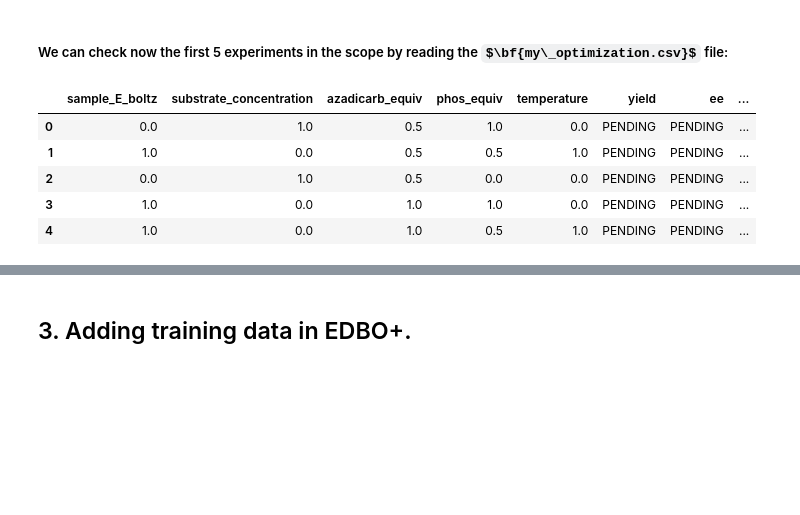
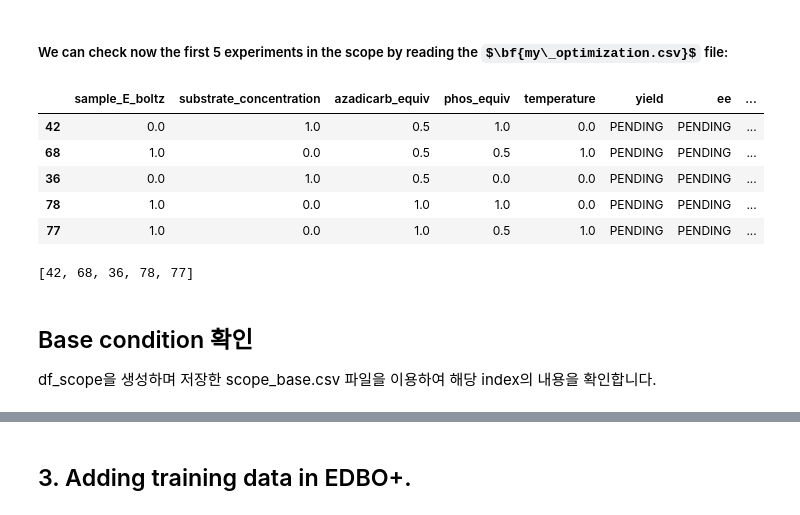
Before and after one commit to eunjoolee122/yh-qchem, a Jupyter notebook: 2_EDBO_process.ipynb, the cells around one changed output, grey strips where cells are left out. Saved outputs shown, nothing was run; the diff lists cells and outputs as text; code cells hidden in the pictures; some formulas as TeX source; blank space fills up the shorter version.

```diff
--- a/2_EDBO_process.ipynb
+++ b/2_EDBO_process.ipynb
@@ -18,14 +18,14 @@ from edbo.edbo.utils import Data
 
 
 ### 결과 폴더 지정. 실제 csv 파일이 있는 경로를 지정합니다. FILE_PREFIX는 추후 저장할 파일명에 사용됨
-FOLDER = './result'
+FOLDER = './result/'
 FILE_PREFIX = 'my_optimization'
 
 ### 적절한 csv 파일명과 변수 명을 설정해주세요.
 sample = Data(pd.read_csv(os.path.join(FOLDER, 'sample.csv')))
 ### 파일이 여러개일 경우 아래와 같은 포맷으로 파일 로드
+#ligand = Data(pd.read_csv(os.path.join(FOLDER, 'ligand.csv')))
 #solvent = Data(pd.read_csv(os.path.join(FOLDER, 'solvent.csv')))
-
 
 
 # Use Data.drop method to drop descriptors containing some unwanted keywords
@@ -154,12 +159,19 @@ The scope was already generated, please insert at least one experimental observa
 # %% [markdown]
 ##### We can check now the first 5 experiments in the scope by reading the $\bf{my\_optimization.csv}$ file:
 # %%
-df_edbo = pd.read_csv(os.path.join(FOLDER, f'{FILE_PREFIX}_scope.csv'))
+df_edbo = pd.read_csv(os.path.join(FOLDER, f'{FILE_PREFIX}_scope.csv'), index_col=0)
 df_edbo.head(5)
 # %% [output]
 |  | sample_E_boltz | substrate_concentration | azadicarb_equiv | phos_equiv | temperature | yield | ee | ... |
-| 0 | 0.0 | 1.0 | 0.5 | 1.0 | 0.0 | PENDING | PENDING | ... |
-| 1 | 1.0 | 0.0 | 0.5 | 0.5 | 1.0 | PENDING | PENDING | ... |
-| 2 | 0.0 | 1.0 | 0.5 | 0.0 | 0.0 | PENDING | PENDING | ... |
-| 3 | 1.0 | 0.0 | 1.0 | 1.0 | 0.0 | PENDING | PENDING | ... |
-| 4 | 1.0 | 0.0 | 1.0 | 0.5 | 1.0 | PENDING | PENDING | ... |
+| 42 | 0.0 | 1.0 | 0.5 | 1.0 | 0.0 | PENDING | PENDING | ... |
+| 68 | 1.0 | 0.0 | 0.5 | 0.5 | 1.0 | PENDING | PENDING | ... |
+| 36 | 0.0 | 1.0 | 0.5 | 0.0 | 0.0 | PENDING | PENDING | ... |
+| 78 | 1.0 | 0.0 | 1.0 | 1.0 | 0.0 | PENDING | PENDING | ... |
+| 77 | 1.0 | 0.0 | 1.0 | 0.5 | 1.0 | PENDING | PENDING | ... |
+# %%
+df_edbo.head().index.tolist()   ## 확인하고자 하는 index 정보 확인
+# %% [output]
+[42, 68, 36, 78, 77]
+# %% [markdown]
+## Base condition 확인
+df_scope을 생성하며 저장한 scope_base.csv 파일을 이용하여 해당 index의 내용을 확인합니다.
```
Also changed, not shown: parts of 16 cells of this notebook, 3 other files.
